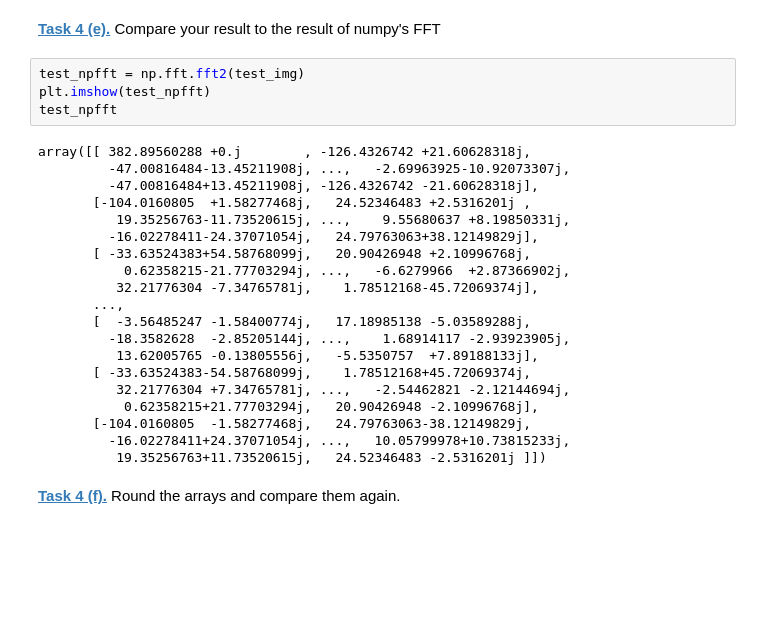
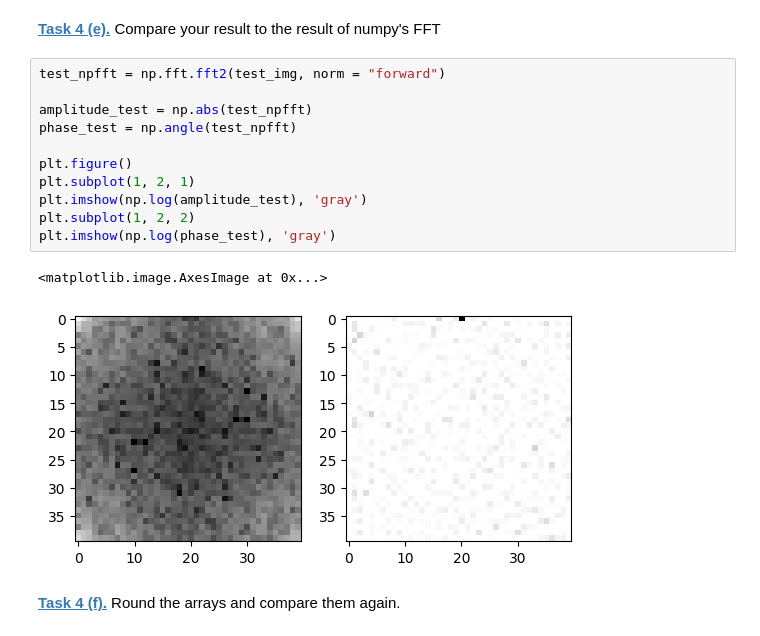
Before and after one commit to artankryeziu/mobi-fs7-python, a Jupyter notebook: fourier.ipynb, the cells around one changed output. Saved outputs shown, nothing was run; the diff lists cells and outputs as text; blank space fills up the shorter version.

```diff
--- a/fourier.ipynb
+++ b/fourier.ipynb
@@ -274,29 +274,19 @@ plt.imshow(test_img, 'gray')
 **[Task 4 (d).]()** Reconstruct the image using your IDFT implementation and display it.
 # %% [markdown]
 **[Task 4 (e).]()** Compare your result to the result of numpy's FFT
-# %%
-test_npfft = np.fft.fft2(test_img)
-plt.imshow(test_npfft)
-test_npfft
-# %% [output]
-array([[ 382.89560288 +0.j        , -126.4326742 +21.60628318j,
-         -47.00816484-13.45211908j, ...,   -2.69963925-10.92073307j,
-         -47.00816484+13.45211908j, -126.4326742 -21.60628318j],
-       [-104.0160805  +1.58277468j,   24.52346483 +2.5316201j ,
-          19.35256763-11.73520615j, ...,    9.55680637 +8.19850331j,
-         -16.02278411-24.37071054j,   24.79763063+38.12149829j],
-       [ -33.63524383+54.58768099j,   20.90426948 +2.10996768j,
-           0.62358215-21.77703294j, ...,   -6.6279966  +2.87366902j,
-          32.21776304 -7.34765781j,    1.78512168-45.72069374j],
-       ...,
-       [  -3.56485247 -1.58400774j,   17.18985138 -5.03589288j,
-         -18.3582628  -2.85205144j, ...,    1.68914117 -2.93923905j,
-          13.62005765 -0.13805556j,   -5.5350757  +7.89188133j],
-       [ -33.63524383-54.58768099j,    1.78512168+45.72069374j,
-          32.21776304 +7.34765781j, ...,   -2.54462821 -2.12144694j,
-           0.62358215+21.77703294j,   20.90426948 -2.10996768j],
-       [-104.0160805  -1.58277468j,   24.79763063-38.12149829j,
-         -16.02278411+24.37071054j, ...,   10.05799978+10.73815233j,
-          19.35256763+11.73520615j,   24.52346483 -2.5316201j ]])
+# %%
+test_npfft = np.fft.fft2(test_img, norm = "forward")
+
+amplitude_test = np.abs(test_npfft)
+phase_test = np.angle(test_npfft)
+
+plt.figure()
+plt.subplot(1, 2, 1)
+plt.imshow(np.log(amplitude_test), 'gray')
+plt.subplot(1, 2, 2)
+plt.imshow(np.log(phase_test), 'gray')
+# %% [output]
+<matplotlib.image.AxesImage at 0x...>
+[figure, added]
 # %% [markdown]
 **[Task 4 (f).]()** Round the arrays and compare them again.
```
Also changed, not shown: parts of 7 cells of this notebook.
